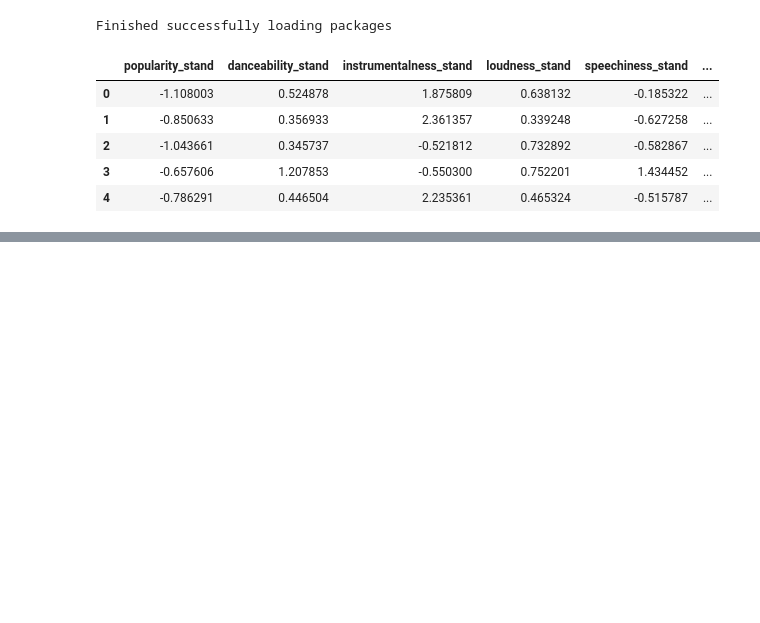
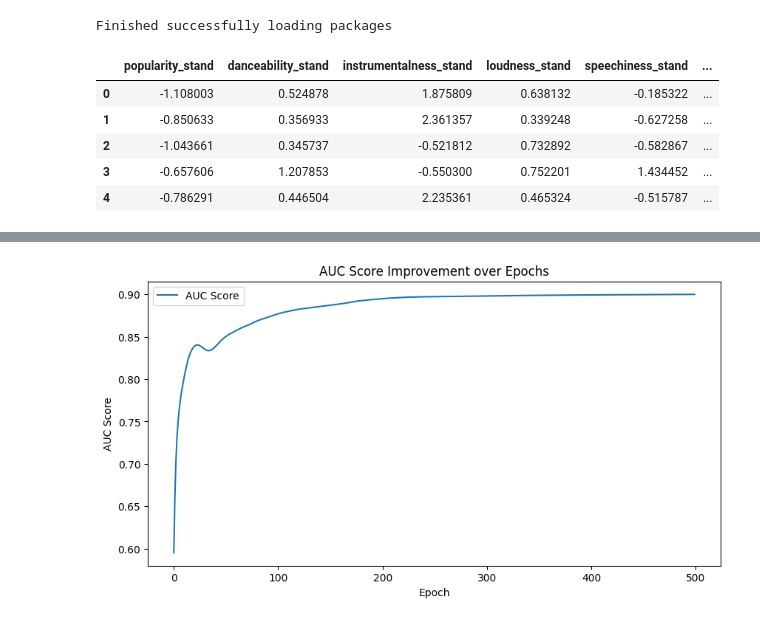
Before and after one commit to whykay-01/machine-learning-music-genre-classifier, a Jupyter notebook: capstone_classification.ipynb, the cells around one changed output, grey strips where cells are left out. Drawn from its saved outputs; the diff is of its cells as text; code cells hidden in the pictures; blank space fills up the shorter version.

```diff
--- a/capstone_classification.ipynb
+++ b/capstone_classification.ipynb
@@ -78,0 +242,4 @@ Name: count, dtype: int64
+# %%
+plot_auc_scores(auc_scores)
+# %% [output]
+[figure, added]
```
Also changed, not shown: parts of 26 cells of this notebook.
